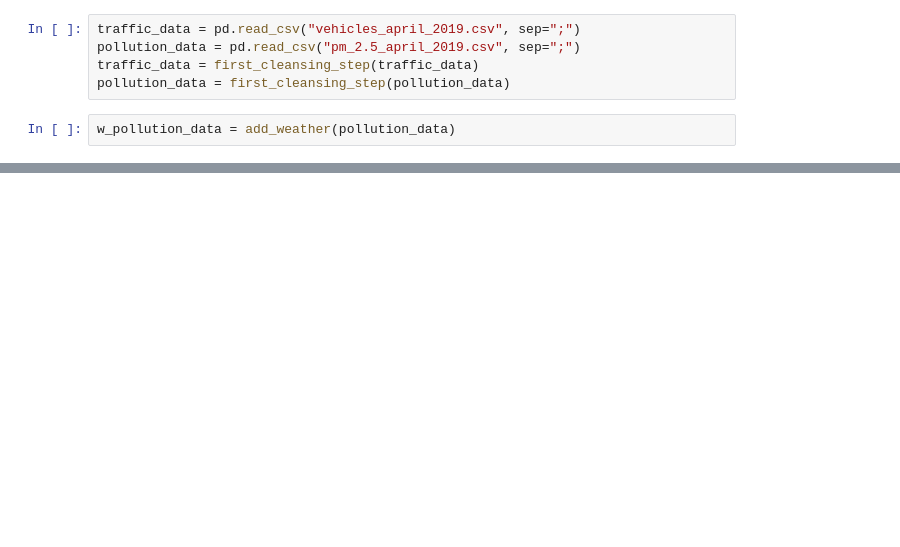
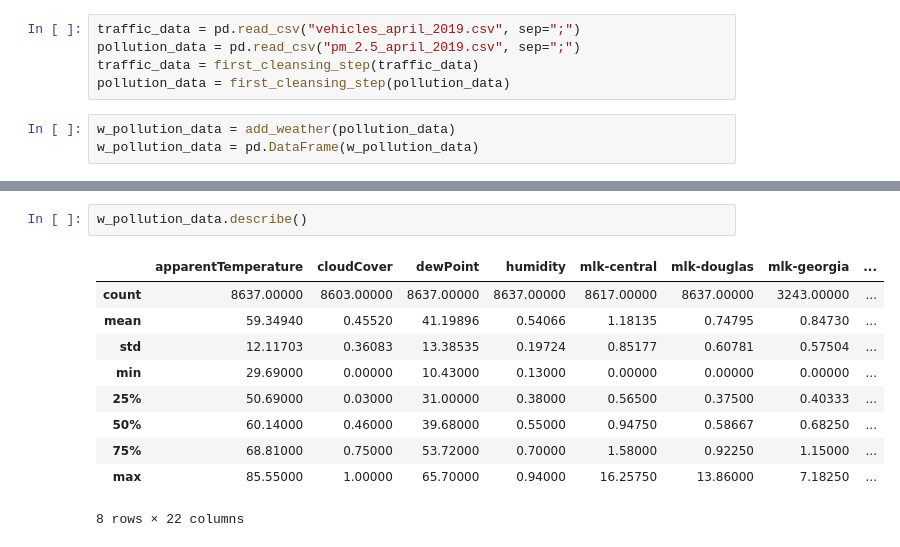
Before and after one commit to UTC-SCAL/Grafana-Data-Analysis, a Jupyter notebook: Correlation.ipynb, the cells around one changed output, grey strips where cells are left out. Cells and saved outputs as stored; diff of their text form; blank space fills up the shorter version.

```diff
--- a/Correlation.ipynb
+++ b/Correlation.ipynb
@@ -42,3 +69,4 @@ traffic_data = first_cleansing_step(traffic_data)
 pollution_data = first_cleansing_step(pollution_data)
 # %%
 w_pollution_data = add_weather(pollution_data)
+w_pollution_data = pd.DataFrame(w_pollution_data)
@@ -44,0 +83,13 @@ w_pollution_data = add_weather(pollution_data)
+# %%
+w_pollution_data.describe()
+# %% [output]
+|  | apparentTemperature | cloudCover | dewPoint | humidity | mlk-central | mlk-douglas | mlk-georgia | ... |
+| count | 8637.00000 | 8603.00000 | 8637.00000 | 8637.00000 | 8617.00000 | 8637.00000 | 3243.00000 | ... |
+| mean | 59.34940 | 0.45520 | 41.19896 | 0.54066 | 1.18135 | 0.74795 | 0.84730 | ... |
+| std | 12.11703 | 0.36083 | 13.38535 | 0.19724 | 0.85177 | 0.60781 | 0.57504 | ... |
+| min | 29.69000 | 0.00000 | 10.43000 | 0.13000 | 0.00000 | 0.00000 | 0.00000 | ... |
+| 25% | 50.69000 | 0.03000 | 31.00000 | 0.38000 | 0.56500 | 0.37500 | 0.40333 | ... |
+| 50% | 60.14000 | 0.46000 | 39.68000 | 0.55000 | 0.94750 | 0.58667 | 0.68250 | ... |
+| 75% | 68.81000 | 0.75000 | 53.72000 | 0.70000 | 1.58000 | 0.92250 | 1.15000 | ... |
+| max | 85.55000 | 1.00000 | 65.70000 | 0.94000 | 16.25750 | 13.86000 | 7.18250 | ... |
+8 rows × 22 columns
```
Also changed, not shown: parts of 24 cells of this notebook, 33 other files.
